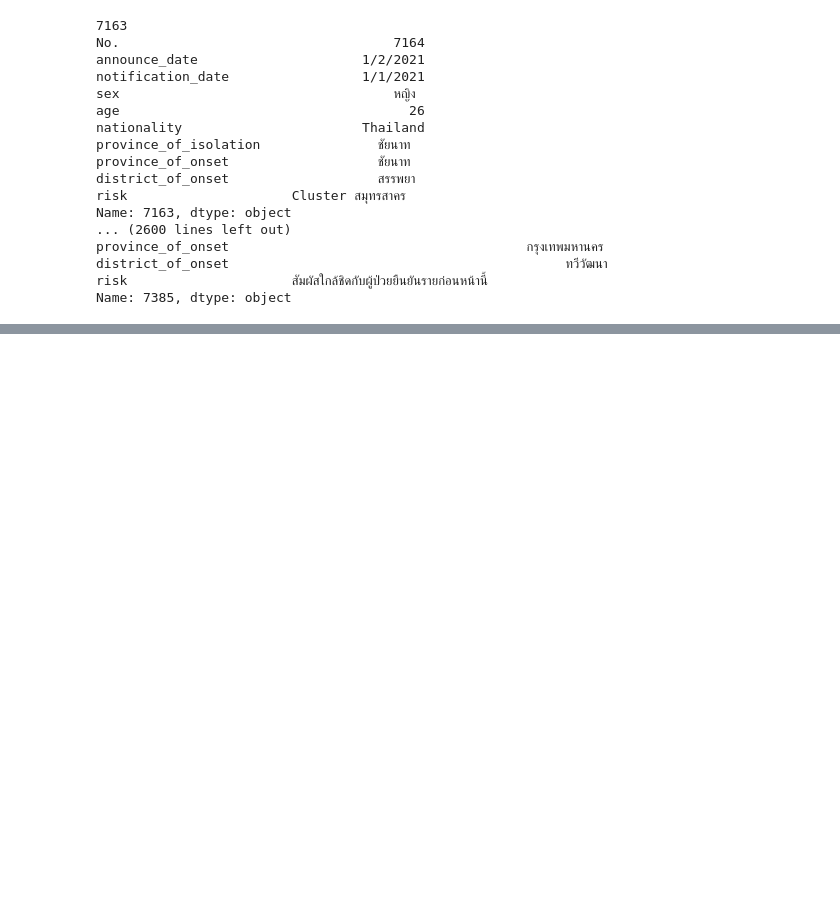
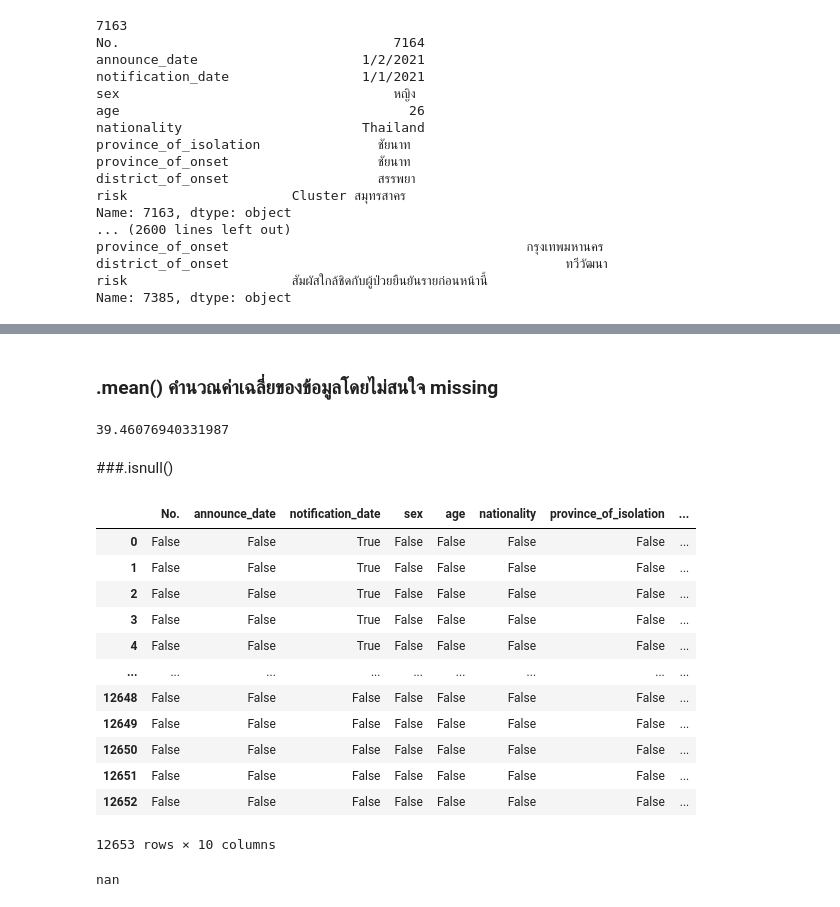
Before and after one commit to dinsor17/data_viz, a Jupyter notebook: Pandas_101.ipynb, the cells around one changed output, grey strips where cells are left out. Cells and saved outputs as stored; diff of their text form; code cells hidden in the pictures; blank space fills up the shorter version.

```diff
--- a/Pandas_101.ipynb
+++ b/Pandas_101.ipynb
@@ -544,0 +579,28 @@ Name: 7385, dtype: object
+# %% [markdown]
+### .mean() คำนวณค่าเฉลี่ยของข้อมูลโดยไม่สนใจ missing
+# %%
+data_covid[data_covid['sex']=='ชาย']['age'].mean()
+# %% [output]
+39.46076940331987
+# %% [markdown]
+###.isnull()
+# %%
+data_covid.isnull()
+# %% [output]
+|  | No. | announce_date | notification_date | sex | age | nationality | province_of_isolation | ... |
+| 0 | False | False | True | False | False | False | False | ... |
+| 1 | False | False | True | False | False | False | False | ... |
+| 2 | False | False | True | False | False | False | False | ... |
+| 3 | False | False | True | False | False | False | False | ... |
+| 4 | False | False | True | False | False | False | False | ... |
+| ... | ... | ... | ... | ... | ... | ... | ... | ... |
+| 12648 | False | False | False | False | False | False | False | ... |
+| 12649 | False | False | False | False | False | False | False | ... |
+| 12650 | False | False | False | False | False | False | False | ... |
+| 12651 | False | False | False | False | False | False | False | ... |
+| 12652 | False | False | False | False | False | False | False | ... |
+12653 rows × 10 columns
+# %%
+data_covid['sex'][4391]
+# %% [output]
+nan
```
Also changed, not shown: parts of 7 cells of this notebook.
